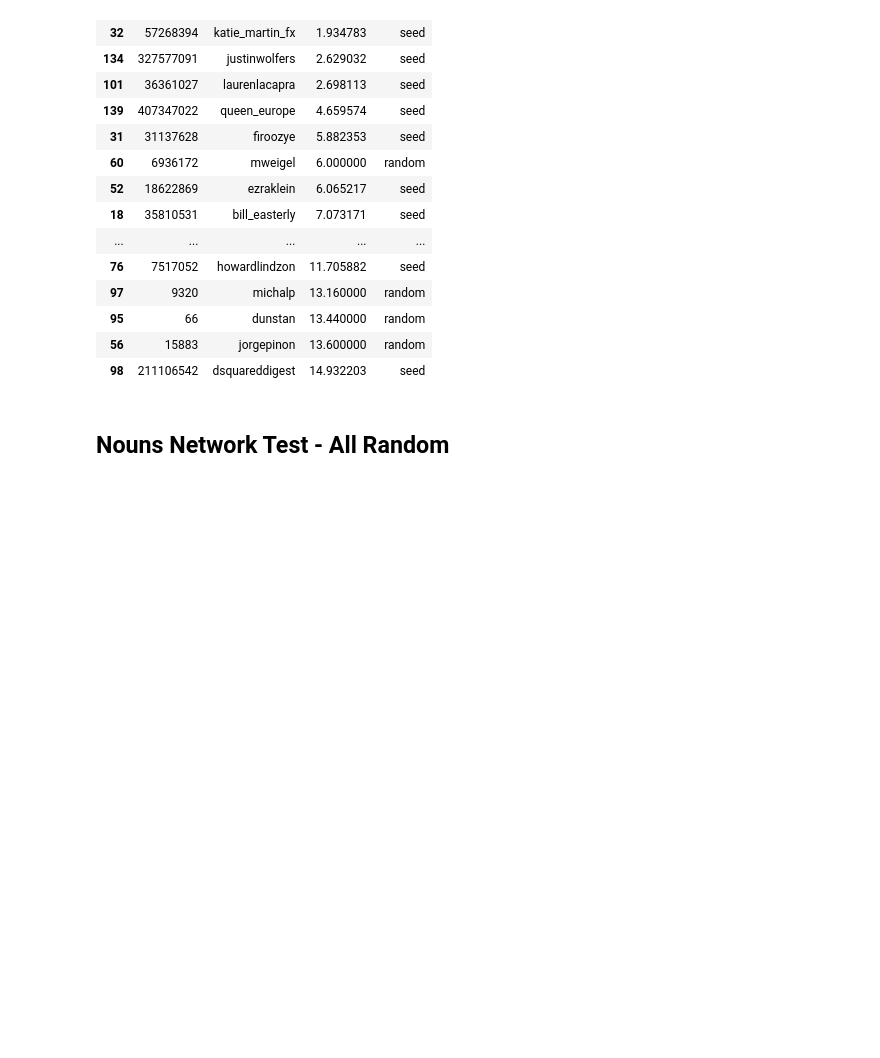
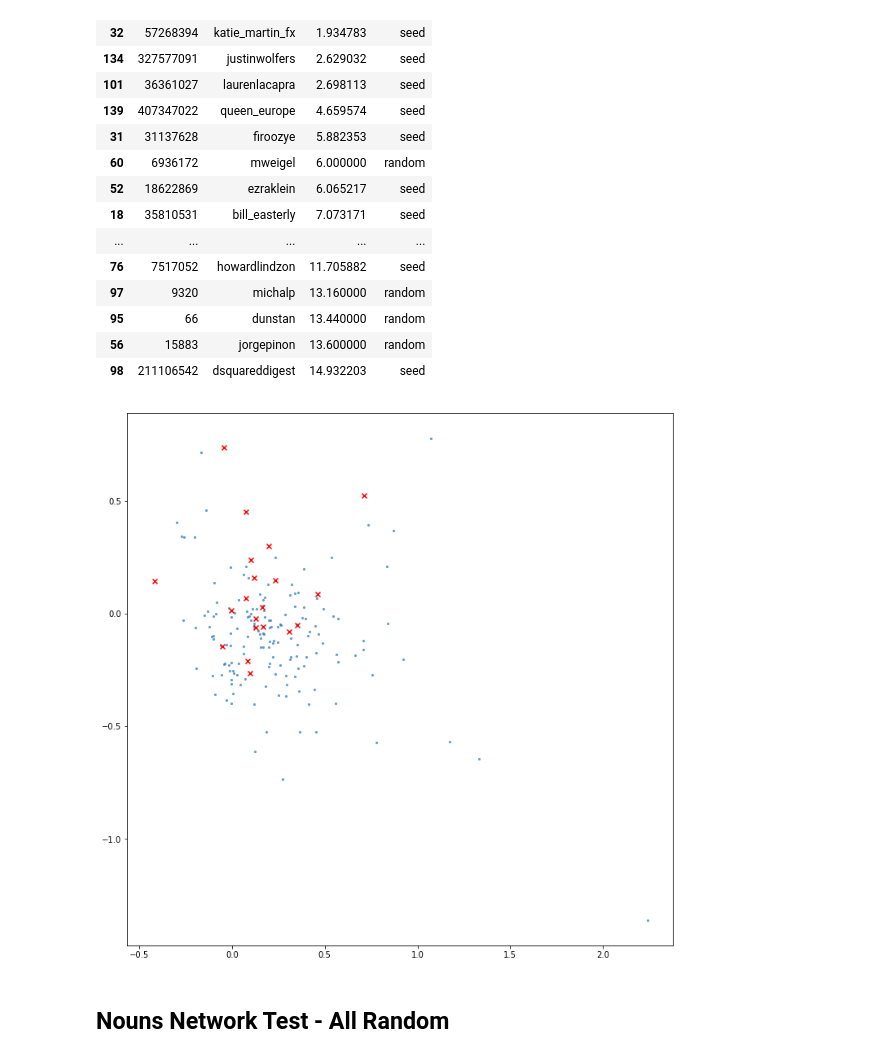
Before and after one commit to DataSciencePolimi/NetSKE, a Jupyter notebook: graphs/Finance Domain - Parallel Test.ipynb, the cells around one changed output. Saved outputs shown, nothing was run; the diff lists cells and outputs as text; code cells hidden in the pictures; blank space fills up the shorter version.

```diff
--- a/graphs/Finance Domain - Parallel Test.ipynb
+++ b/graphs/Finance Domain - Parallel Test.ipynb
@@ -284,6 +284,10 @@ df_all[:20]
 | 95 | 66 | dunstan | 13.440000 | random |
 | 56 | 15883 | jorgepinon | 13.600000 | random |
 | 98 | 211106542 | dsquareddigest | 14.932203 | seed |
+# %%
+plotData(data[data['usertype'] == 'seed'], data[data['usertype']=='user'], header)
+# %% [output]
+[figure, added]
 # %% [markdown]
 ## Nouns Network Test - All Random
 # %%
```
Also changed, not shown: parts of 14 cells of this notebook, 28 other files.
